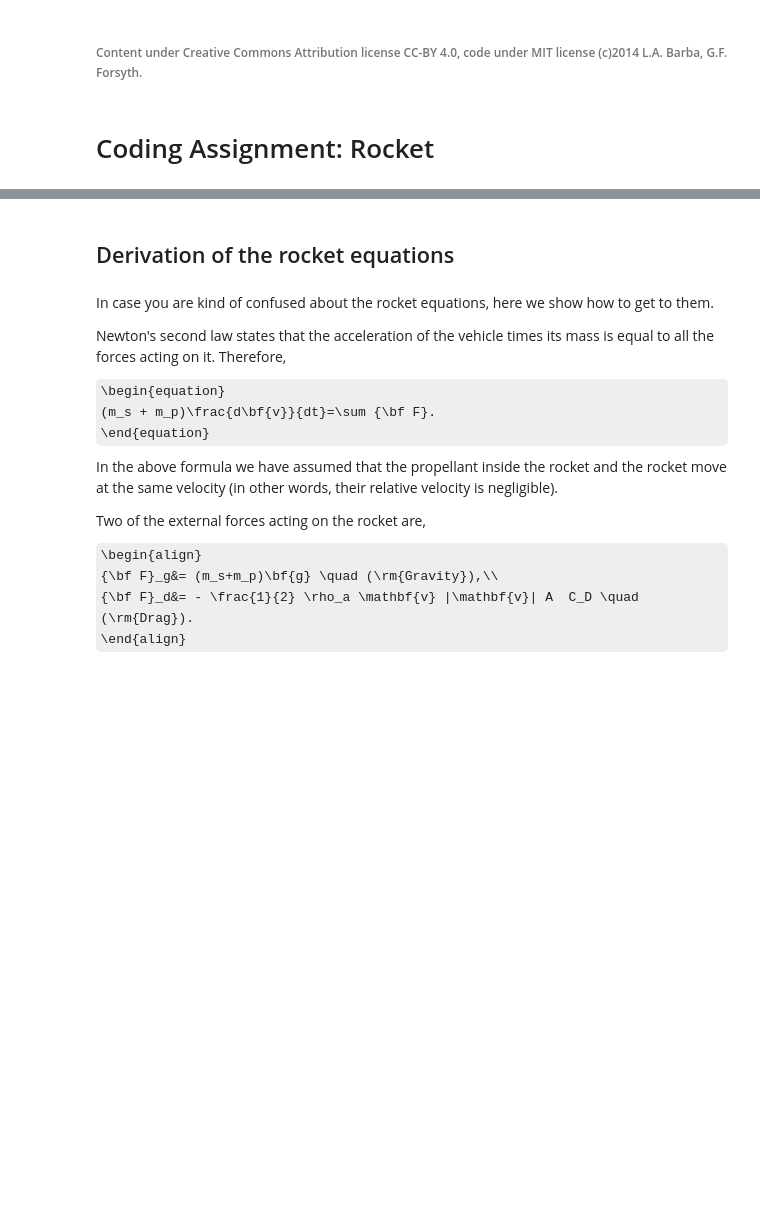
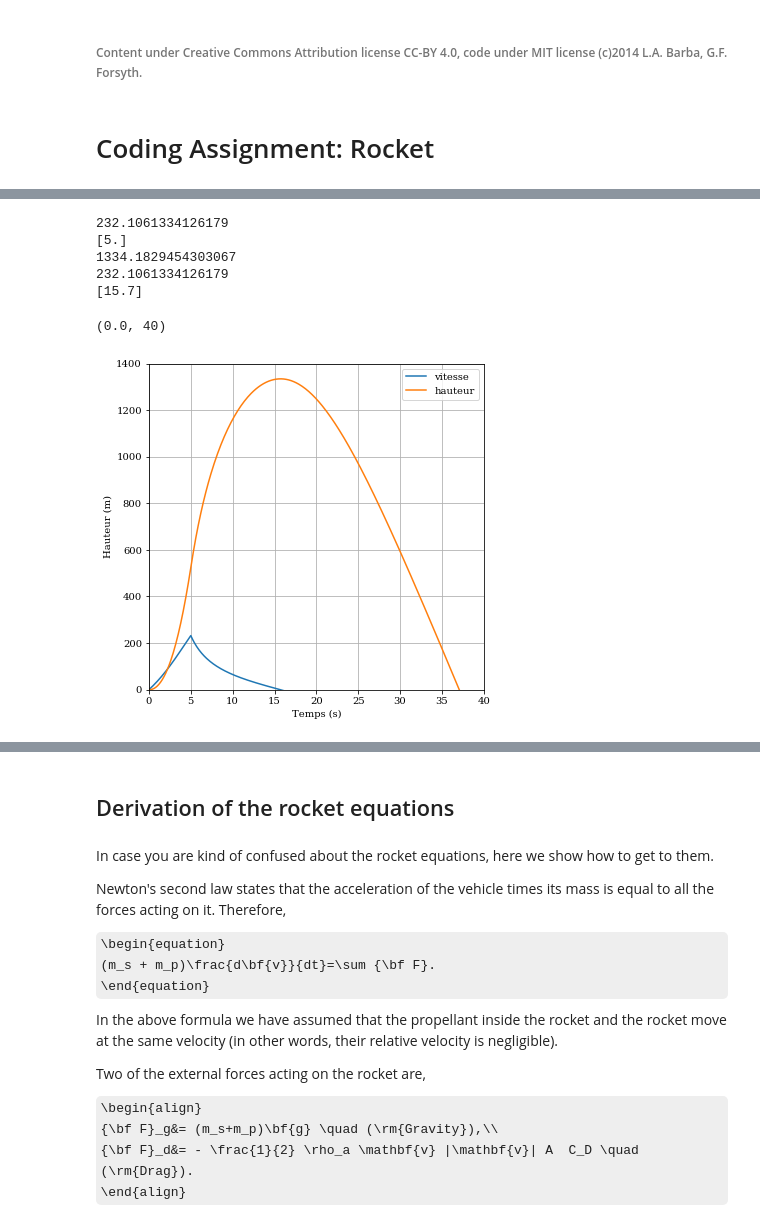
Before and after one commit to NoeDurandard/first_repo-1, a Jupyter notebook: numerical-mooc/working/01_phugoid/Rocket_Assignment.ipynb, the cells around one changed output, grey strips where cells are left out. Drawn from its saved outputs; the diff is of its cells as text; code cells hidden in the pictures; some formulas as TeX source; blank space fills up the shorter version.

Commit message:
correction de la résolution du problème sur le devoir de la fusée du module 1, j'avais mis mp au lieu de mp_rate dans la force de poussée

```diff
--- a/numerical-mooc/working/01_phugoid/Rocket_Assignment.ipynb
+++ b/numerical-mooc/working/01_phugoid/Rocket_Assignment.ipynb
@@ -67,0 +82,48 @@ To check your answers, you can register for [MAE 6286: Practical Numerical Metho
+# %%
+def euler_step(u,f,dt,*args):
+    u_new=u+dt*f(u,*args)
+    return u_new
+# %%
+T=50.0
+dt=0.1
+N=int(T/dt)+1
+t=numpy.linspace(0,T,N)
+
+mp_rate=numpy.zeros(N)
+mask=numpy.where(numpy.logical_and(t>=0,t<5))
+mp_rate[mask]=20
+u=numpy.empty((N,3))
+u[0]=numpy.array([v0,mp0,h0])
+for n in range(N-1):
+    u[n+1]=euler_step(u[n],rocket,dt,ms,g,rho,A,ve,Cd,mp_rate[n])
+# %%
+v=numpy.empty(N)
+mp=numpy.empty(N)
+h=numpy.empty(N)
+for i in range(N):
+    v[i]=u[i][0]
+    mp[i]=u[i][1]
+    h[i]=u[i][2]
+# %%
+print(v.max())
+print(numpy.where(v.max()==v)[0]*dt)
+print(h.max())
+print(v[50])
+print(numpy.where(h.max()==h)[0]*dt)
+pyplot.figure(figsize=(6,6))
+pyplot.xlabel('Temps (s)')
+pyplot.ylabel('Hauteur (m)')
+pyplot.plot(t,v, label='vitesse')
+pyplot.plot(t,h,label='hauteur')
+pyplot.grid()
+pyplot.legend()
+pyplot.ylim((0.0,1400))
+pyplot.xlim((0.0,40))
+# %% [output]
+232.1061334126179
+[5.]
+1334.1829454303067
+232.1061334126179
+[15.7]
+(0.0, 40)
+[figure, added]
```
Also changed, not shown: parts of 10 cells of this notebook, 2 other files.
